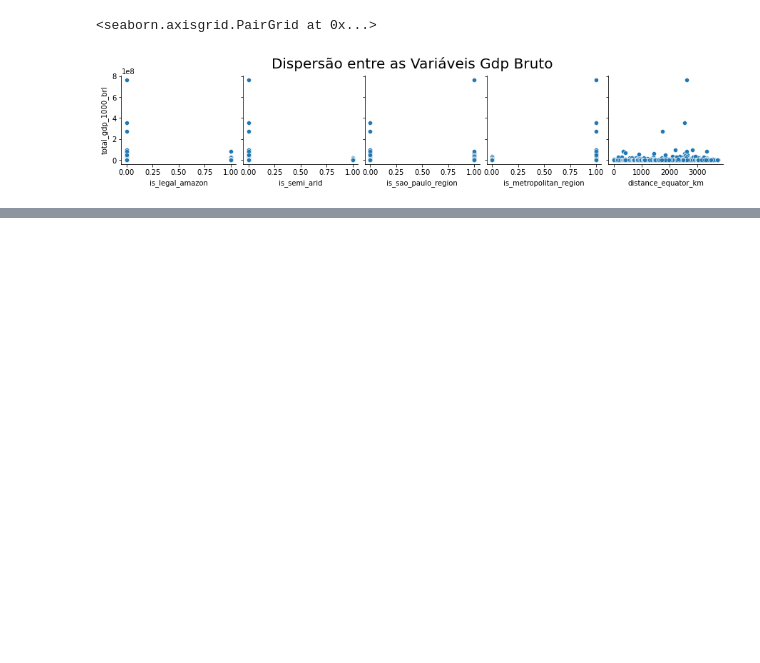
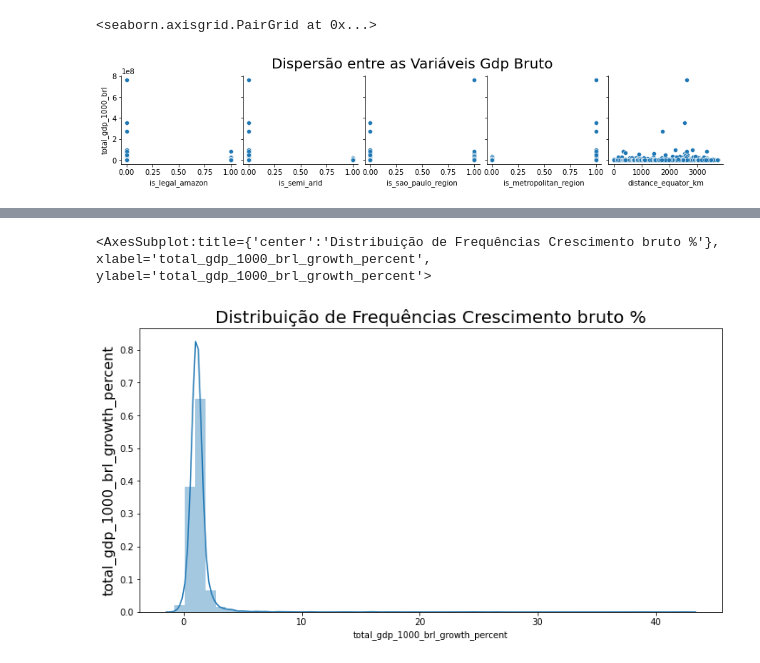
Before and after one commit to pliniocampinas/scrap-fiis-brs, a Jupyter notebook: notebooks/analise-cities.ipynb, the cells around one changed output, grey strips where cells are left out. Drawn from its saved outputs; the diff is of its cells as text; code cells hidden in the pictures; blank space fills up the shorter version.

```diff
--- a/notebooks/analise-cities.ipynb
+++ b/notebooks/analise-cities.ipynb
@@ -163,0 +183,9 @@ ax
+# %%
+ax = sns.distplot(dados_2019['total_gdp_1000_brl_growth_percent'])
+ax.figure.set_size_inches(12, 6)
+ax.set_title('Distribuição de Frequências Crescimento bruto %', fontsize=20)
+ax.set_ylabel('total_gdp_1000_brl_growth_percent', fontsize=16)
+ax
+# %% [output]
+<AxesSubplot:title={'center':'Distribuição de Frequências Crescimento bruto %'}, xlabel='total_gdp_1000_brl_growth_percent', ylabel='total_gdp_1000_brl_growth_percent'>
+[figure, added]
```
Also changed, not shown: parts of 33 cells of this notebook, 1 other file.
